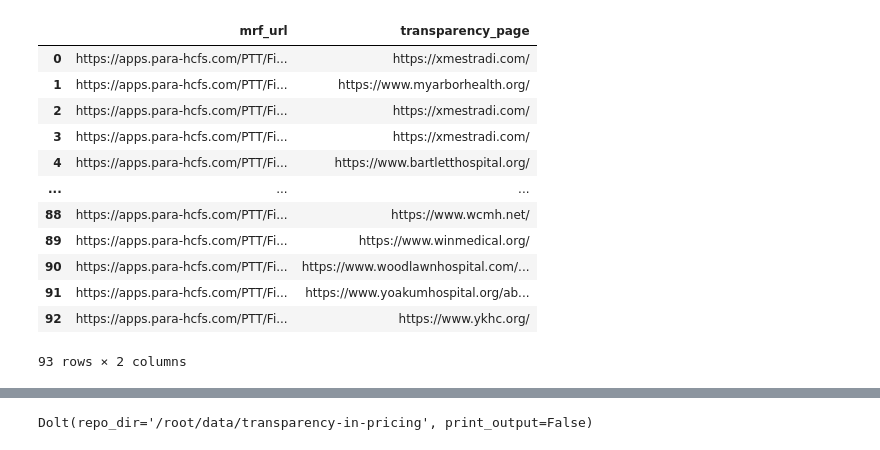
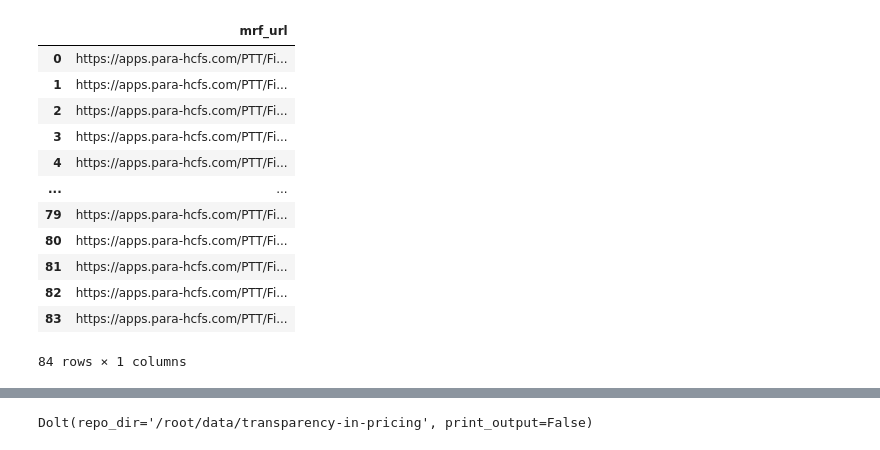
Before and after one commit to rl1987/dolthub-bounty-transparency-in-pricing, a Jupyter notebook: DetermineCCNs.ipynb, the cells around one changed output, grey strips where cells are left out. Cells and saved outputs as stored; diff of their text form; code cells hidden in the pictures.

```diff
--- a/DetermineCCNs.ipynb
+++ b/DetermineCCNs.ipynb
@@ -3,3 +3,8 @@ import doltcli as dolt
 import requests
 import pandas as pd
 from lxml import html
+# %%
+in_f = open('remaining_urls.txt', 'r')
+urls = in_f.read().strip().split("\n")
+in_f.close()
+urls
@@ -6,20 +29,21 @@ from lxml import html
 # %%
-df = pd.read_csv('para_transparency.csv')
+df = pd.DataFrame()
+df['mrf_url'] = urls
 df
 # %% [output]
-|  | mrf_url | transparency_page |
-| 0 | https://apps.para-hcfs.com/PTT/Fi... | https://xmestradi.com/ |
-| 1 | https://apps.para-hcfs.com/PTT/Fi... | https://www.myarborhealth.org/ |
-| 2 | https://apps.para-hcfs.com/PTT/Fi... | https://xmestradi.com/ |
-| 3 | https://apps.para-hcfs.com/PTT/Fi... | https://xmestradi.com/ |
-| 4 | https://apps.para-hcfs.com/PTT/Fi... | https://www.bartletthospital.org/ |
-| ... | ... | ... |
-| 88 | https://apps.para-hcfs.com/PTT/Fi... | https://www.wcmh.net/ |
-| 89 | https://apps.para-hcfs.com/PTT/Fi... | https://www.winmedical.org/ |
-| 90 | https://apps.para-hcfs.com/PTT/Fi... | https://www.woodlawnhospital.com/... |
-| 91 | https://apps.para-hcfs.com/PTT/Fi... | https://www.yoakumhospital.org/ab... |
-| 92 | https://apps.para-hcfs.com/PTT/Fi... | https://www.ykhc.org/ |
+|  | mrf_url |
+| 0 | https://apps.para-hcfs.com/PTT/Fi... |
+| 1 | https://apps.para-hcfs.com/PTT/Fi... |
+| 2 | https://apps.para-hcfs.com/PTT/Fi... |
+| 3 | https://apps.para-hcfs.com/PTT/Fi... |
+| 4 | https://apps.para-hcfs.com/PTT/Fi... |
+| ... | ... |
+| 79 | https://apps.para-hcfs.com/PTT/Fi... |
+| 80 | https://apps.para-hcfs.com/PTT/Fi... |
+| 81 | https://apps.para-hcfs.com/PTT/Fi... |
+| 82 | https://apps.para-hcfs.com/PTT/Fi... |
+| 83 | https://apps.para-hcfs.com/PTT/Fi... |
-93 rows × 2 columns
+84 rows × 1 columns
 # %%
 def scrape_hosp_phone(mrf_url):
     resp = requests.get(mrf_url)
```
Also changed, not shown: parts of 8 cells of this notebook, 1 other file.
